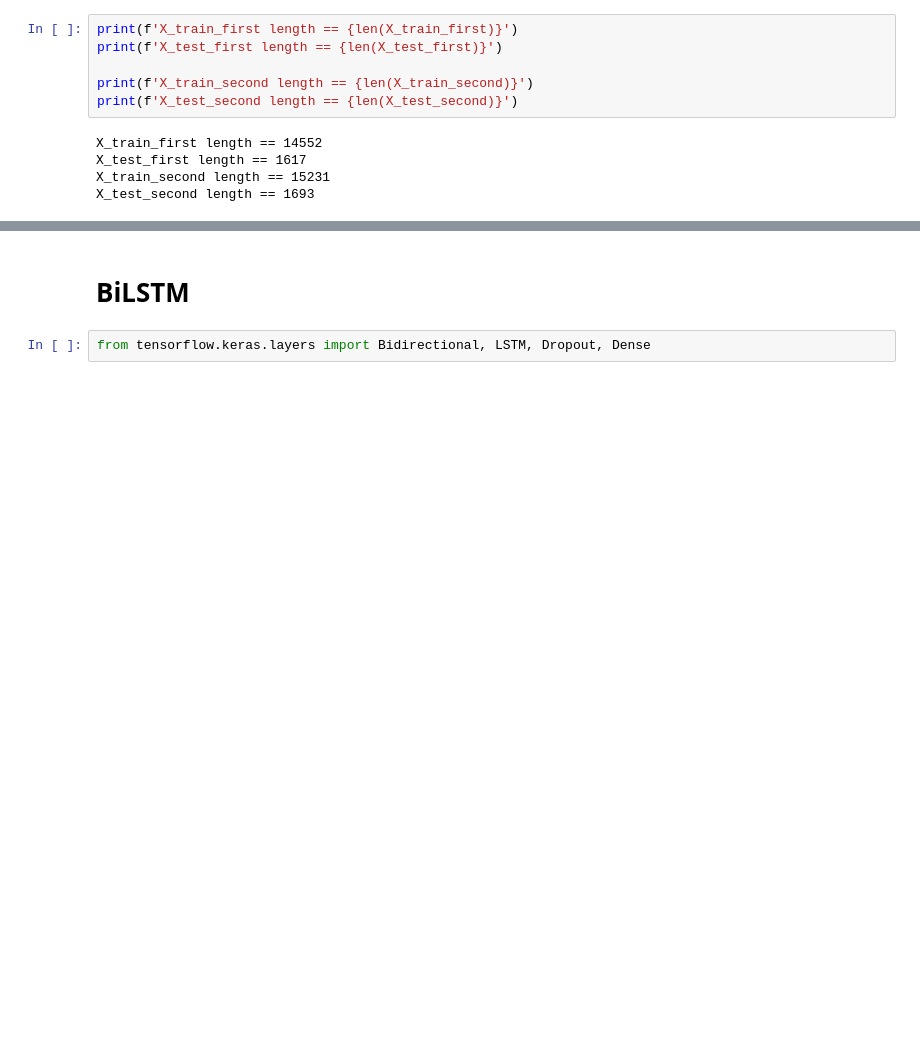
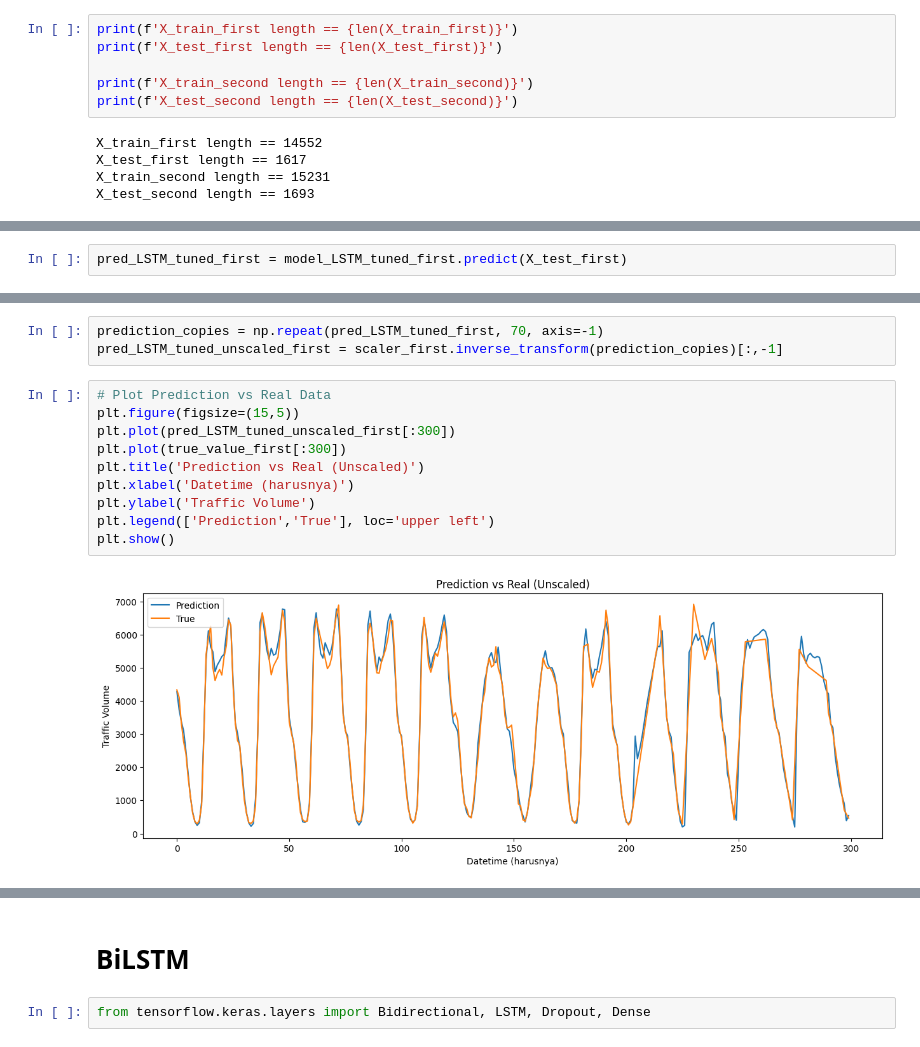
Before and after one commit to naufalulhaq/tugas_akhir, a Jupyter notebook: splitted_tuned_modelling.ipynb, the cells around one changed output, grey strips where cells are left out. Drawn from its saved outputs; the diff is of its cells as text; blank space fills up the shorter version.

```diff
--- a/splitted_tuned_modelling.ipynb
+++ b/splitted_tuned_modelling.ipynb
@@ -47,0 +142,2 @@ X_test_second length == 1693
+# %%
+pred_LSTM_tuned_first = model_LSTM_tuned_first.predict(X_test_first)
@@ -47,0 +146,15 @@ X_test_second length == 1693
+# %%
+prediction_copies = np.repeat(pred_LSTM_tuned_first, 70, axis=-1)
+pred_LSTM_tuned_unscaled_first = scaler_first.inverse_transform(prediction_copies)[:,-1]
+# %%
+# Plot Prediction vs Real Data
+plt.figure(figsize=(15,5))
+plt.plot(pred_LSTM_tuned_unscaled_first[:300])
+plt.plot(true_value_first[:300])
+plt.title('Prediction vs Real (Unscaled)')
+plt.xlabel('Datetime (harusnya)')
+plt.ylabel('Traffic Volume')
+plt.legend(['Prediction','True'], loc='upper left')
+plt.show()
+# %% [output]
+[figure, added]
```
Also changed, not shown: parts of 56 cells of this notebook.
